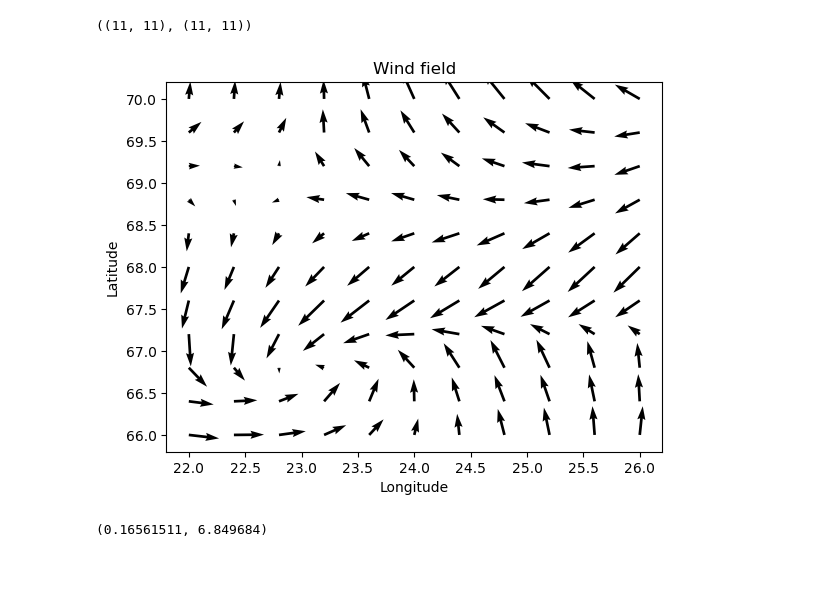
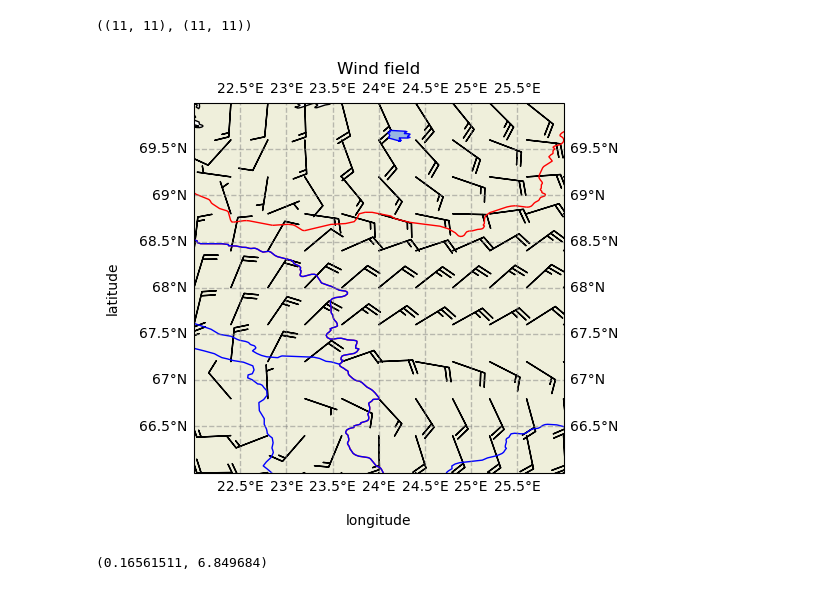
Before and after one commit to luigiselmi/climate, a Jupyter notebook: iia/arctic/cams_pm10_monitoring.ipynb, the cells around one changed output. Drawn from its saved outputs; the diff is of its cells as text; code cells hidden in the pictures.

Commit message:
wind field plot with cartopy

```diff
--- a/iia/arctic/cams_pm10_monitoring.ipynb
+++ b/iia/arctic/cams_pm10_monitoring.ipynb
@@ -275,11 +275,23 @@ u10_t0.shape, v10_t0.shape
 Lat = u10_t0['latitude']
 Lon = u10_t0['longitude']
 # %%
-fig, ax = plt.subplots()
-q = ax.quiver(Lon, Lat, u10_t0, v10_t0)
+import cartopy
+import cartopy.crs as ccrs
+ax = plt.axes(projection=ccrs.PlateCarree())
+ax.set_extent([bbox_west, bbox_east, bbox_south, bbox_north], ccrs.PlateCarree())
+ax.add_feature(cartopy.feature.LAND, edgecolor='black')
+ax.add_feature(cartopy.feature.BORDERS, edgecolor='red')
+ax.add_feature(cartopy.feature.LAKES, edgecolor='blue')
+ax.add_feature(cartopy.feature.RIVERS, edgecolor='blue')
+gl = ax.gridlines(draw_labels=True, linewidth=1, color='gray', alpha=0.5, linestyle='--')
+ax.text(-0.2, 0.5, 'latitude', va='bottom', ha='center',
+        rotation='vertical', rotation_mode='anchor',
+        transform=ax.transAxes)
+ax.text(0.5, -0.15, 'longitude', va='bottom', ha='center',
+        rotation='horizontal', rotation_mode='anchor',
+        transform=ax.transAxes)
 plt.title('Wind field')
-plt.ylabel('Latitude')
-plt.xlabel('Longitude')
+q = ax.barbs(Lon, Lat, u10_t0 * 10, v10_t0 * 10)
 plt.show()
 # %% [output]
-[figure, old version]
+[figure, new version]
```
Also changed, not shown: parts of 2 cells of this notebook.
